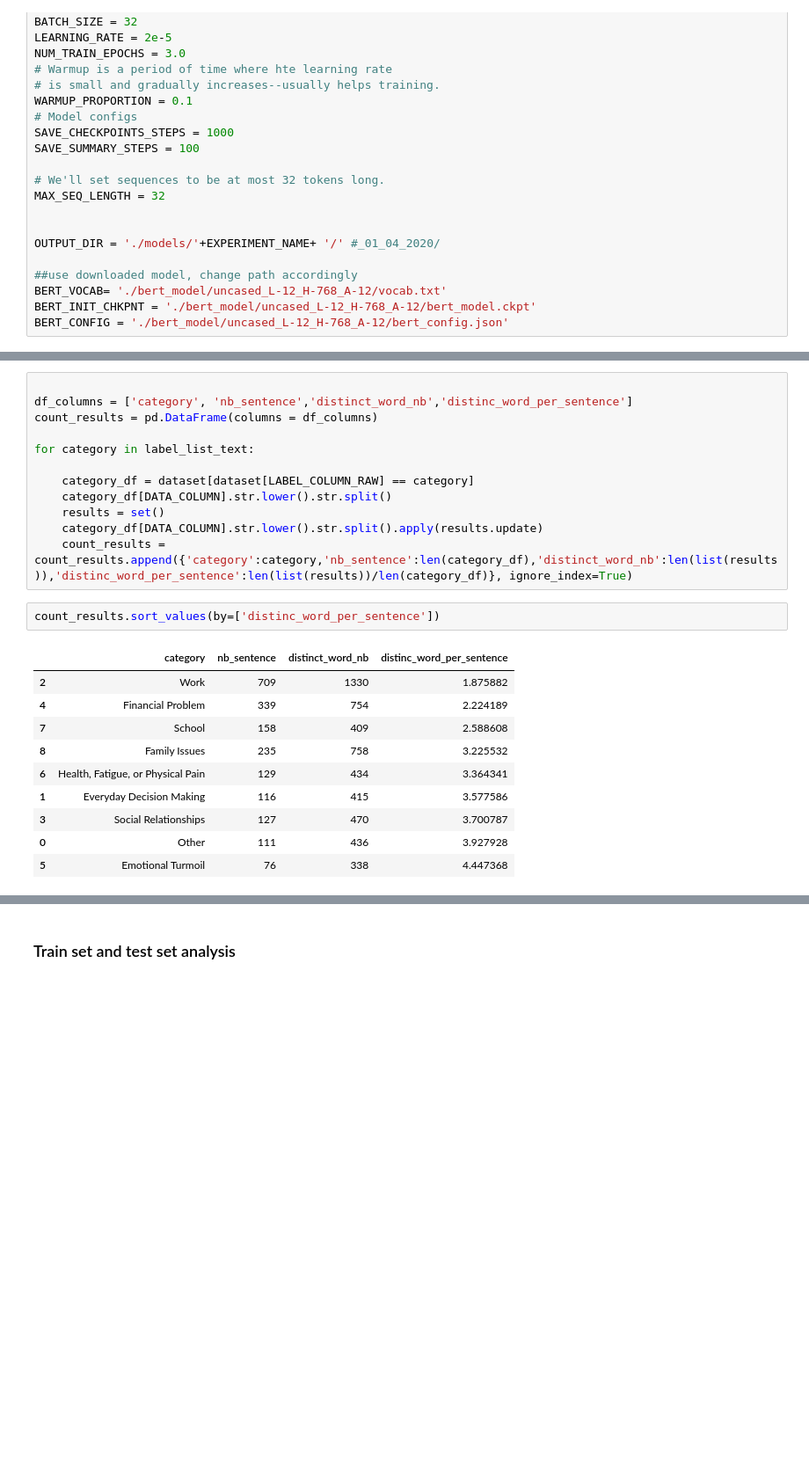
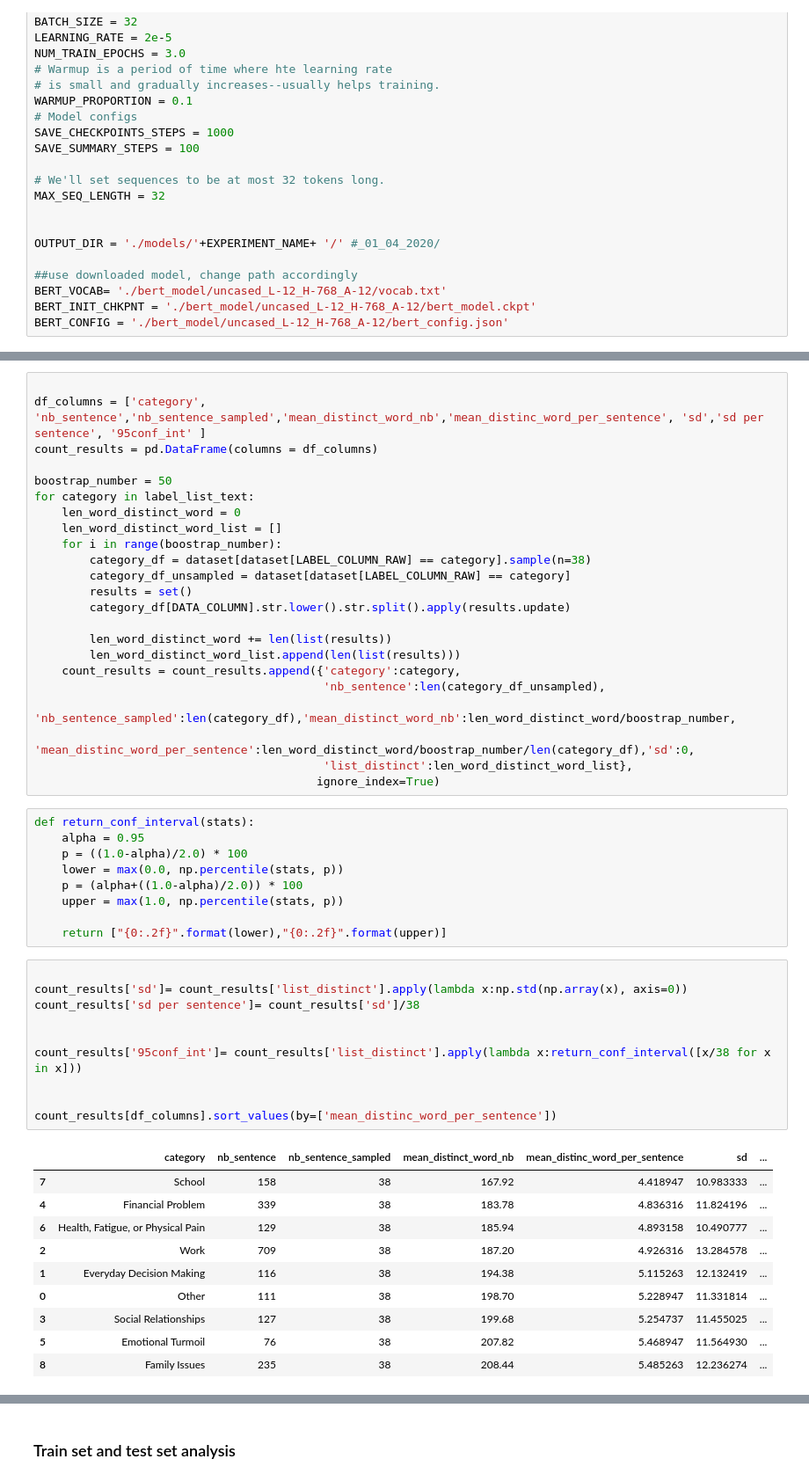
Before and after one commit to PervasiveWellbeingTech/Popbots-mTurk-HITS, a Jupyter notebook: bert-pipeline/Dataset_Analysis.ipynb, the cells around one changed output, grey strips where cells are left out. Shown at 88% size. Drawn from its saved outputs; the diff is of its cells as text; blank space fills up the shorter version.

Commit message:
data analysis

```diff
--- a/bert-pipeline/Dataset_Analysis.ipynb
+++ b/bert-pipeline/Dataset_Analysis.ipynb
@@ -302,25 +314,53 @@ The labels text is ['Other', 'Everyday Decision Making', 'Work', 'Social Relatio
 # %%
 
-df_columns = ['category', 'nb_sentence','distinct_word_nb','distinc_word_per_sentence']
+df_columns = ['category', 'nb_sentence','nb_sentence_sampled','mean_distinct_word_nb','mean_distinc_word_per_sentence', 'sd','sd per sentence', '95conf_int' ]
 count_results = pd.DataFrame(columns = df_columns)
 
+boostrap_number = 50
 for category in label_list_text:
+    len_word_distinct_word = 0
+    len_word_distinct_word_list = []
+    for i in range(boostrap_number):
+        category_df = dataset[dataset[LABEL_COLUMN_RAW] == category].sample(n=38)
+        category_df_unsampled = dataset[dataset[LABEL_COLUMN_RAW] == category]
+        results = set()
+        category_df[DATA_COLUMN].str.lower().str.split().apply(results.update)
 
-    category_df = dataset[dataset[LABEL_COLUMN_RAW] == category]
-    category_df[DATA_COLUMN].str.lower().str.split()
-    results = set()
-    category_df[DATA_COLUMN].str.lower().str.split().apply(results.update)
-    count_results = count_results.append({'category':category,'nb_sentence':len(category_df),'distinct_word_nb':len(list(results)),'distinc_word_per_sentence':len(list(results))/len(category_df)}, ignore_index=True)
+        len_word_distinct_word += len(list(results))
+        len_word_distinct_word_list.append(len(list(results)))
+    count_results = count_results.append({'category':category,
+                                          'nb_sentence':len(category_df_unsampled),
+                                          'nb_sentence_sampled':len(category_df),'mean_distinct_word_nb':len_word_distinct_word/boostrap_number,
+                                          'mean_distinc_word_per_sentence':len_word_distinct_word/boostrap_number/len(category_df),'sd':0,
+                                          'list_distinct':len_word_distinct_word_list},
+                                         ignore_index=True)
-# %%
-count_results.sort_values(by=['distinc_word_per_sentence'])
-# %% [output]
-|  | category | nb_sentence | distinct_word_nb | distinc_word_per_sentence |
-| 2 | Work | 709 | 1330 | 1.875882 |
-| 4 | Financial Problem | 339 | 754 | 2.224189 |
-| 7 | School | 158 | 409 | 2.588608 |
-| 8 | Family Issues | 235 | 758 | 3.225532 |
-| 6 | Health, Fatigue, or Physical Pain | 129 | 434 | 3.364341 |
-| 1 | Everyday Decision Making | 116 | 415 | 3.577586 |
-| 3 | Social Relationships | 127 | 470 | 3.700787 |
-| 0 | Other | 111 | 436 | 3.927928 |
-| 5 | Emotional Turmoil | 76 | 338 | 4.447368 |
+# %%
+def return_conf_interval(stats):
+    alpha = 0.95
+    p = ((1.0-alpha)/2.0) * 100
+    lower = max(0.0, np.percentile(stats, p))
+    p = (alpha+((1.0-alpha)/2.0)) * 100
+    upper = max(1.0, np.percentile(stats, p))
+
+    return ["{0:.2f}".format(lower),"{0:.2f}".format(upper)]
+# %%
+
+count_results['sd']= count_results['list_distinct'].apply(lambda x:np.std(np.array(x), axis=0))
+count_results['sd per sentence']= count_results['sd']/38
+
+
+count_results['95conf_int']= count_results['list_distinct'].apply(lambda x:return_conf_interval([x/38 for x in x]))
+
+
+count_results[df_columns].sort_values(by=['mean_distinc_word_per_sentence'])
+# %% [output]
+|  | category | nb_sentence | nb_sentence_sampled | mean_distinct_word_nb | mean_distinc_word_per_sentence | sd | ... |
+| 7 | School | 158 | 38 | 167.92 | 4.418947 | 10.983333 | ... |
+| 4 | Financial Problem | 339 | 38 | 183.78 | 4.836316 | 11.824196 | ... |
+| 6 | Health, Fatigue, or Physical Pain | 129 | 38 | 185.94 | 4.893158 | 10.490777 | ... |
+| 2 | Work | 709 | 38 | 187.20 | 4.926316 | 13.284578 | ... |
+| 1 | Everyday Decision Making | 116 | 38 | 194.38 | 5.115263 | 12.132419 | ... |
+| 0 | Other | 111 | 38 | 198.70 | 5.228947 | 11.331814 | ... |
+| 3 | Social Relationships | 127 | 38 | 199.68 | 5.254737 | 11.455025 | ... |
+| 5 | Emotional Turmoil | 76 | 38 | 207.82 | 5.468947 | 11.564930 | ... |
+| 8 | Family Issues | 235 | 38 | 208.44 | 5.485263 | 12.236274 | ... |
```
Also changed, not shown: parts of 5 cells of this notebook.
